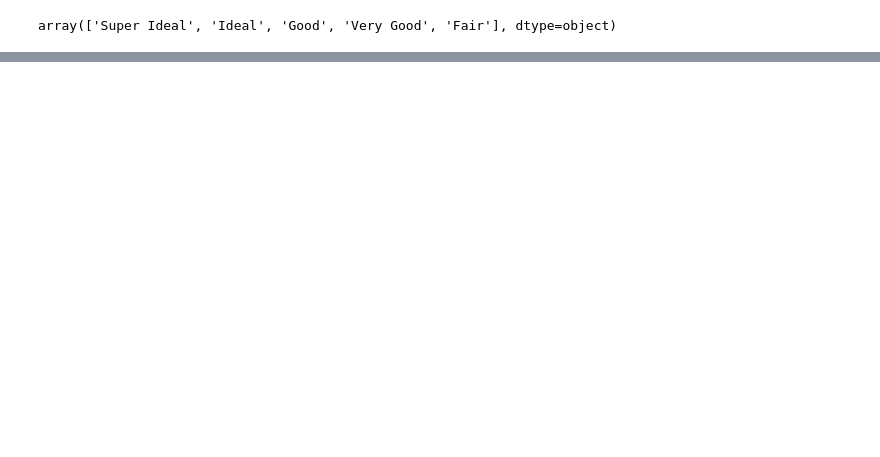
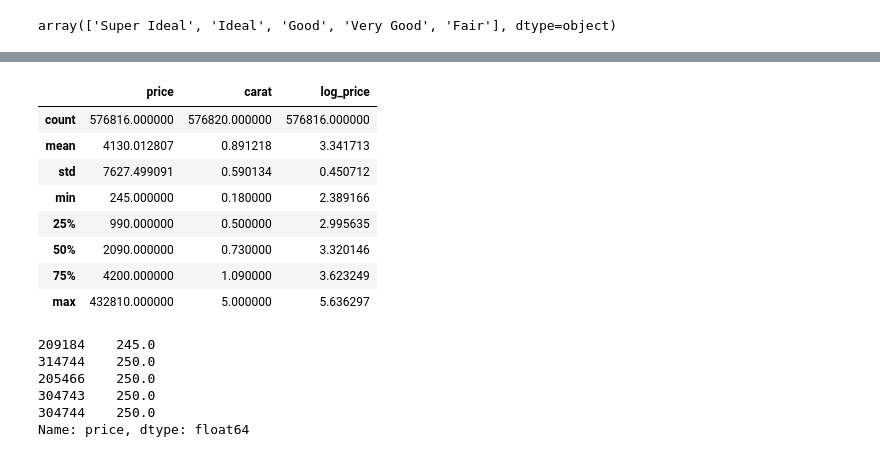
Before and after one commit to ravedappeport/dlrappeport, a Jupyter notebook: notebooks/diamonds-are-forever/diamonds-forever.ipynb, the cells around one changed output, grey strips where cells are left out. Saved outputs shown, nothing was run; the diff lists cells and outputs as text; code cells hidden in the pictures; blank space fills up the shorter version.

```diff
--- a/notebooks/diamonds-are-forever/diamonds-forever.ipynb
+++ b/notebooks/diamonds-are-forever/diamonds-forever.ipynb
@@ -66,0 +137,21 @@ bn_df.head()
+# %%
+diamond_df.describe()
+# %% [output]
+|  | price | carat | log_price |
+| count | 576816.000000 | 576820.000000 | 576816.000000 |
+| mean | 4130.012807 | 0.891218 | 3.341713 |
+| std | 7627.499091 | 0.590134 | 0.450712 |
+| min | 245.000000 | 0.180000 | 2.389166 |
+| 25% | 990.000000 | 0.500000 | 2.995635 |
+| 50% | 2090.000000 | 0.730000 | 3.320146 |
+| 75% | 4200.000000 | 1.090000 | 3.623249 |
+| max | 432810.000000 | 5.000000 | 5.636297 |
+# %%
+diamond_df.price.sort_values(ascending=True).head()
+# %% [output]
+209184    245.0
+314744    250.0
+205466    250.0
+304743    250.0
+304744    250.0
+Name: price, dtype: float64
```
Also changed, not shown: parts of 16 cells of this notebook, 1 other file.
